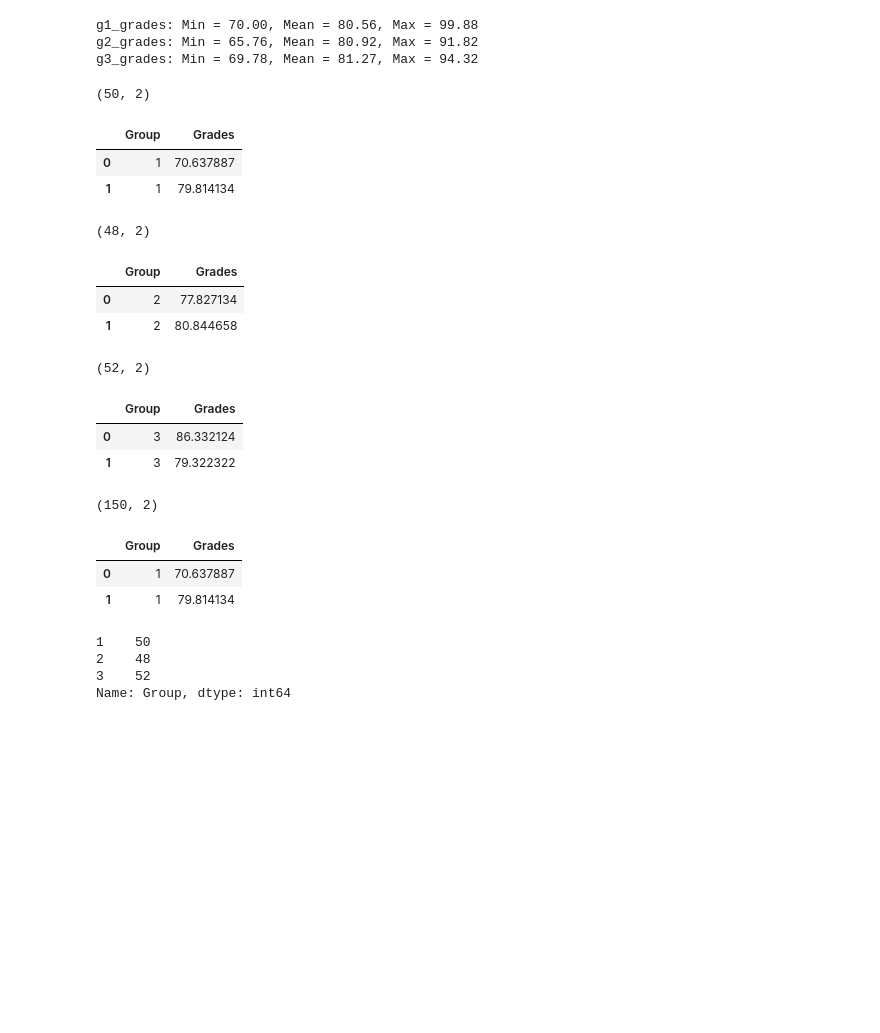
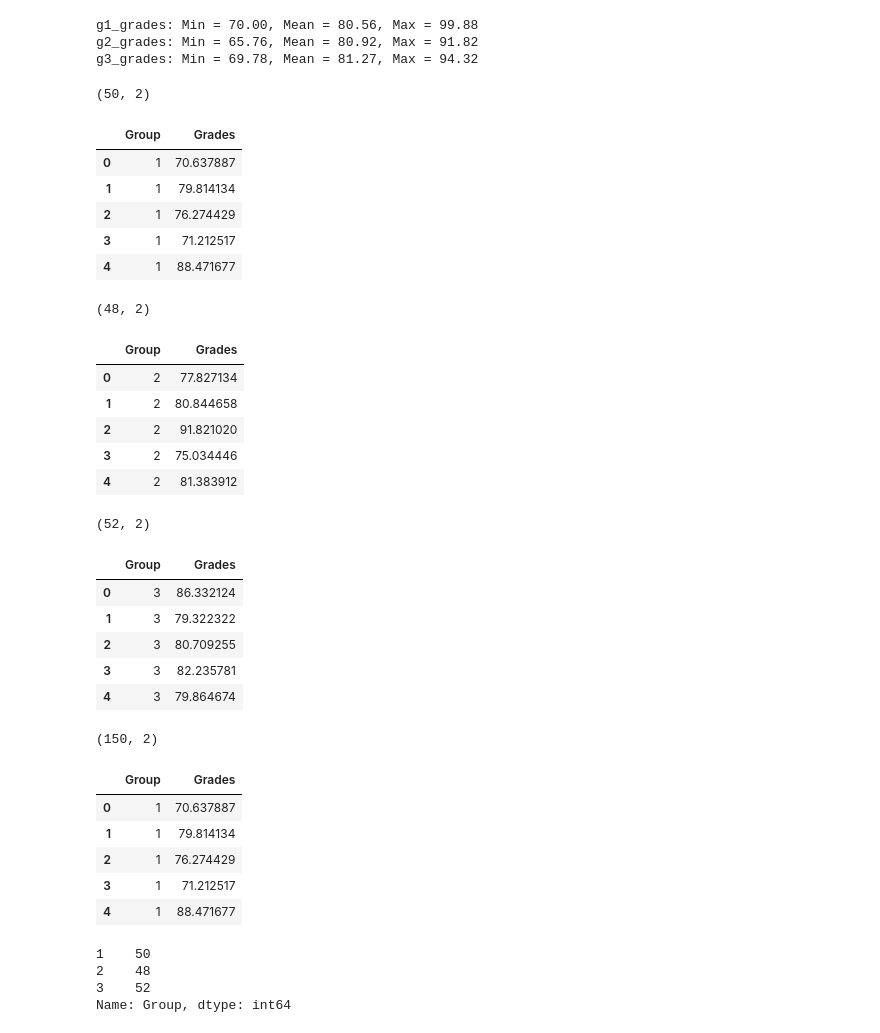
Before and after one commit to Goliath-Research/Computational-Statistics, a Jupyter notebook: 04-Inferential Statistics/09-ANOVA.ipynb, the cells around one changed output. Cells and saved outputs as stored; diff of their text form; code cells hidden in the pictures; blank space fills up the shorter version.

```diff
--- a/04-Inferential Statistics/09-ANOVA.ipynb
+++ b/04-Inferential Statistics/09-ANOVA.ipynb
@@ -45,49 +45,61 @@ g3_grades: Min = 69.78, Mean = 81.27, Max = 94.32
 # %%
 # Creating a dataframe with g1_grades
 dfG1 = pd.DataFrame(columns=['Group','Grades'])
 dfG1['Grades'] = g1_grades
 dfG1['Group']  = 1
 print(dfG1.shape)
-dfG1.head(2)
+dfG1.head()
 # %% [output]
 (50, 2)
 |  | Group | Grades |
 | 0 | 1 | 70.637887 |
 | 1 | 1 | 79.814134 |
+| 2 | 1 | 76.274429 |
+| 3 | 1 | 71.212517 |
+| 4 | 1 | 88.471677 |
 # %%
 # Creating a dataframe with g2_grades
 dfG2 = pd.DataFrame(columns=['Group','Grades'])
 dfG2['Grades'] = g2_grades
 dfG2['Group']  = 2
 print(dfG2.shape)
-dfG2.head(2)
+dfG2.head()
 # %% [output]
 (48, 2)
 |  | Group | Grades |
 | 0 | 2 | 77.827134 |
 | 1 | 2 | 80.844658 |
+| 2 | 2 | 91.821020 |
+| 3 | 2 | 75.034446 |
+| 4 | 2 | 81.383912 |
 # %%
 # Creating a dataframe with g3_grades
 dfG3 = pd.DataFrame(columns=['Group','Grades'])
 dfG3['Grades'] = g3_grades
 dfG3['Group']  = 3
 print(dfG3.shape)
-dfG3.head(2)
+dfG3.head()
 # %% [output]
 (52, 2)
 |  | Group | Grades |
 | 0 | 3 | 86.332124 |
 | 1 | 3 | 79.322322 |
+| 2 | 3 | 80.709255 |
+| 3 | 3 | 82.235781 |
+| 4 | 3 | 79.864674 |
 # %%
 frames = [dfG1, dfG2, dfG3]
 data = pd.concat(frames, ignore_index=True)
 print(data.shape)
-data.head(2)
+data.head()
 # %% [output]
 (150, 2)
 |  | Group | Grades |
 | 0 | 1 | 70.637887 |
 | 1 | 1 | 79.814134 |
+| 2 | 1 | 76.274429 |
+| 3 | 1 | 71.212517 |
+| 4 | 1 | 88.471677 |
 # %%
 # Counting
 data.Group.value_counts(sort=False)
```
Also changed, not shown: parts of 16 cells of this notebook, 1 other file.
